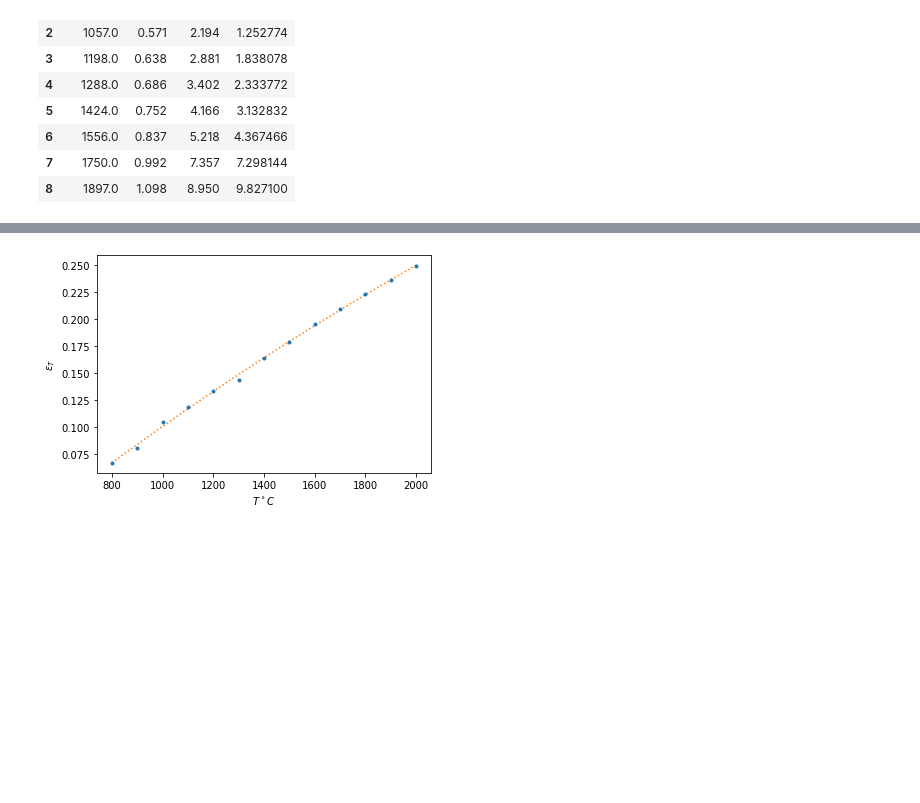
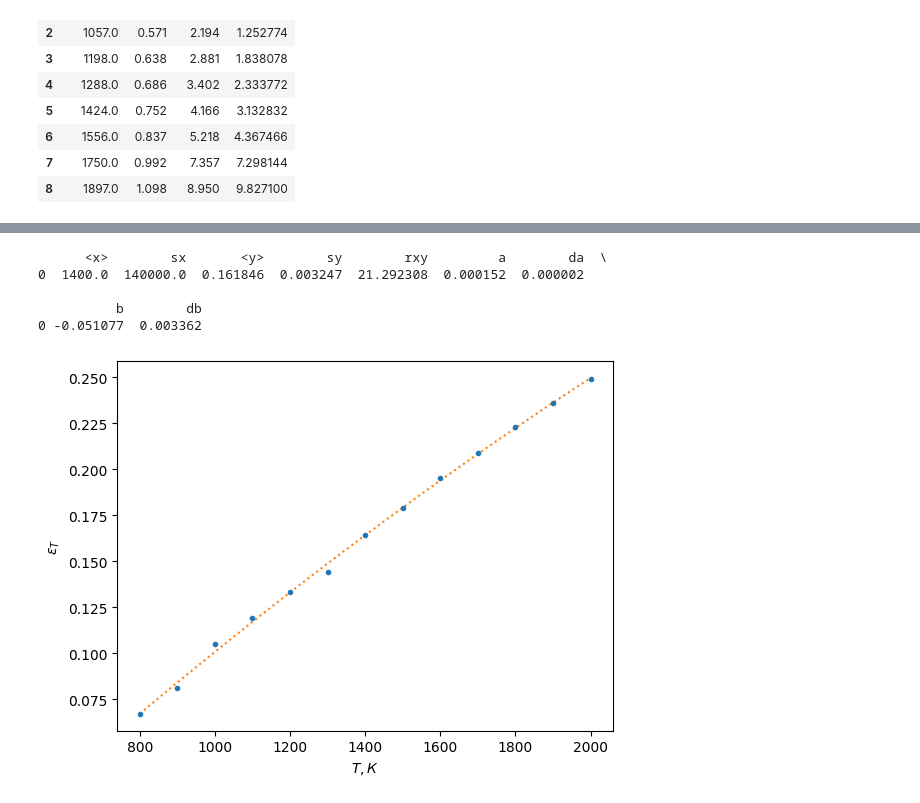
Before and after one commit to futherus/mipt_lab, a Jupyter notebook: 5.8.1/Dedkov_Maslov/581.ipynb, the cells around one changed output, grey strips where cells are left out. Saved outputs shown, nothing was run; the diff lists cells and outputs as text; code cells hidden in the pictures; blank space fills up the shorter version.

```diff
--- a/5.8.1/Dedkov_Maslov/581.ipynb
+++ b/5.8.1/Dedkov_Maslov/581.ipynb
@@ -187,17 +204,25 @@ plt.savefig('gen/fig-linwt.pdf')
 # %%
 data_eps = mipt.read_excel('data/5.8.1-raw.xlsx', usecols=(5,6), header=(0)).dropna()
 
 x, y, equ = mipt.plot(data_eps['Teps'], data_eps['Eps'], exclude=[], func=None)
+
+mnk = mipt.mnk(x, y)
+print(mnk.data)
 
 z = np.polyfit(data_eps['Teps'], data_eps['Eps'], 2)
 epsilon = np.poly1d(z)
 t = np.linspace(data_eps['Teps'].min(), data_eps['Teps'].max(), 100)
 plt.plot(t, epsilon(t), ms=10, linestyle=':')
 
-plt.xlabel(r"$T ^\circ C$")
+plt.xlabel(r"$T, К$")
 plt.ylabel(r"$\varepsilon_T$")
 plt.savefig('gen/fig-epsilon.pdf')
 # %% [output]
+      <x>        sx       <y>        sy        rxy         a        da  \
+0  1400.0  140000.0  0.161846  0.003247  21.292308  0.000152  0.000002
+
+          b        db
+0 -0.051077  0.003362
-[figure, old version]
+[figure, new version]
 # %%
 S = 0.36e-4
```
Also changed, not shown: parts of 12 cells of this notebook, 1 other file.
